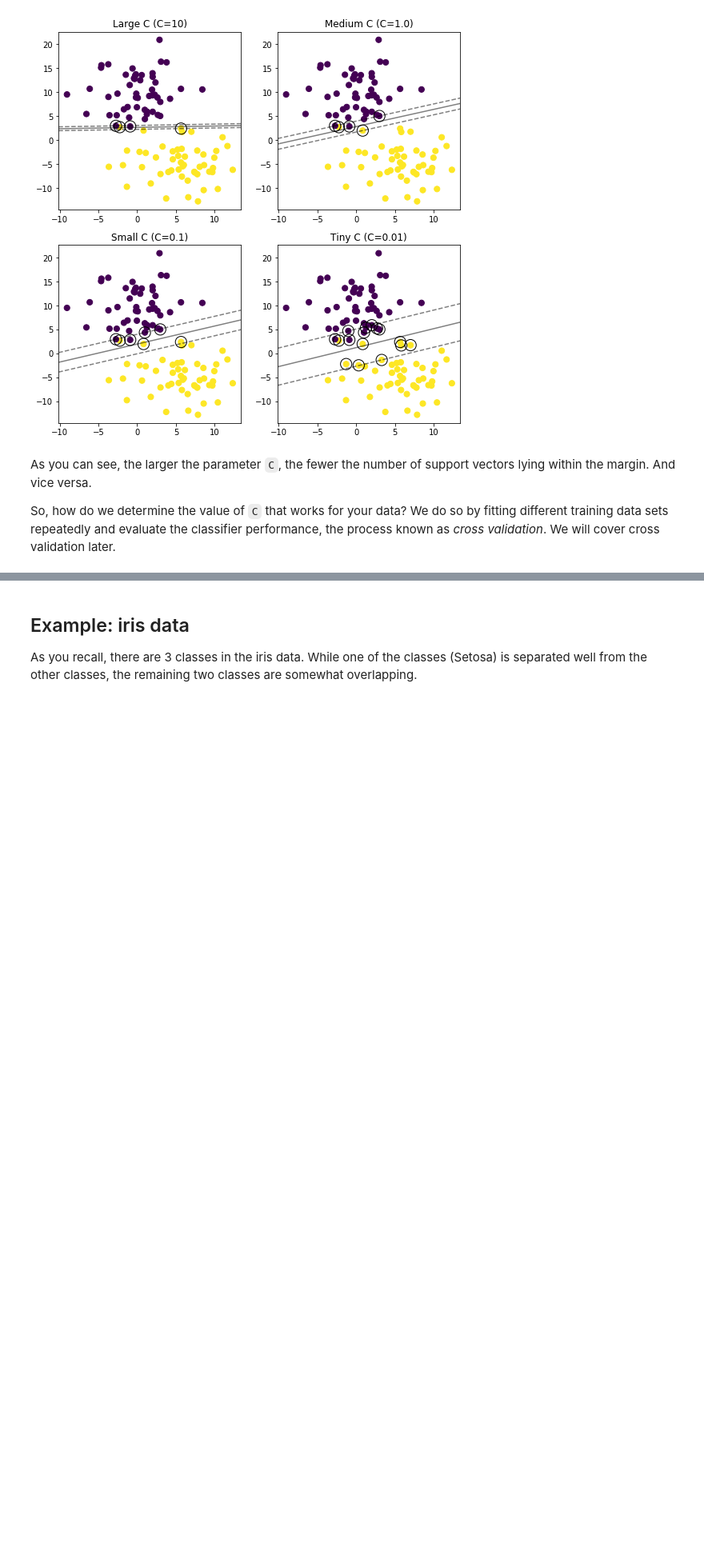
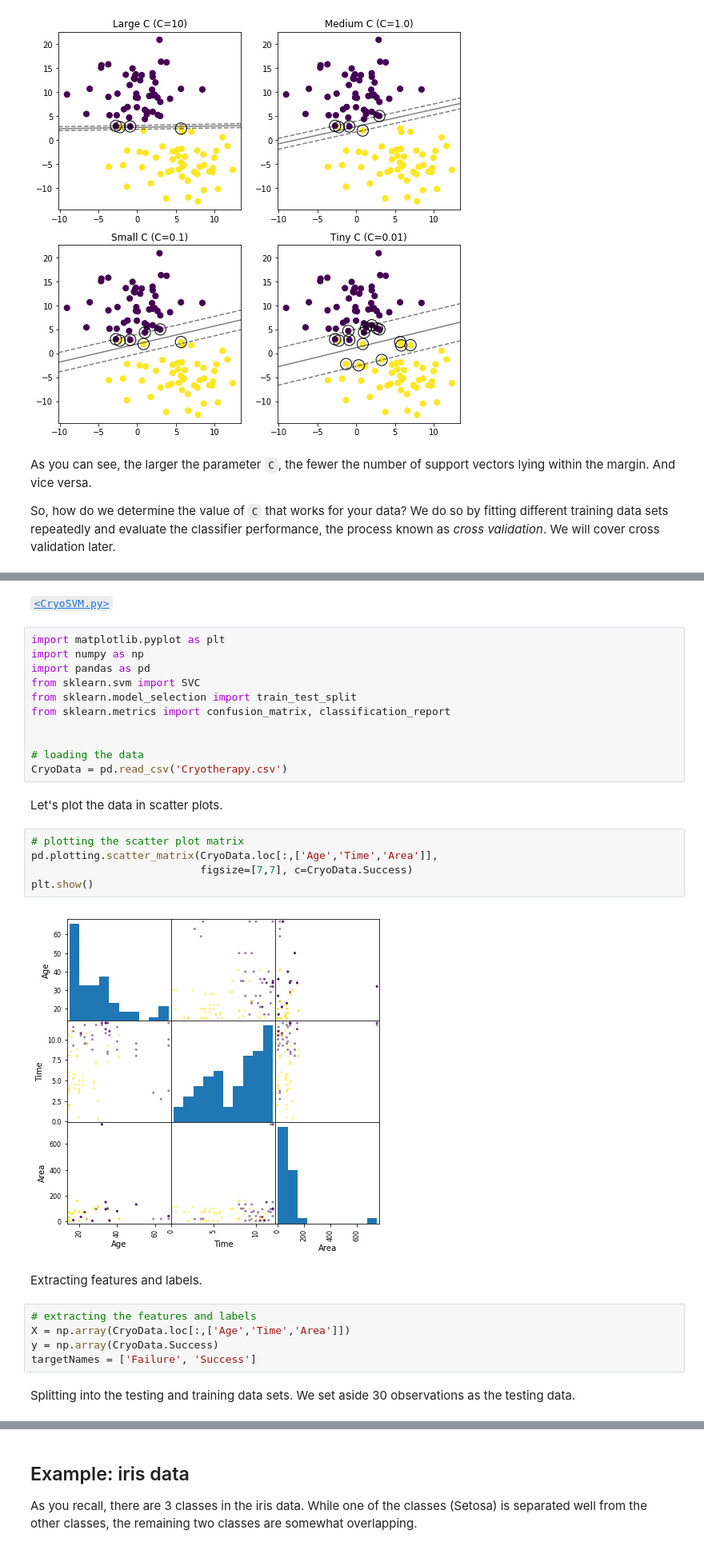
Before and after one commit to sathayas/JupyterPythonFall2019, a Jupyter notebook: Classification.ipynb, the cells around one changed output, grey strips where cells are left out. Shown: that part at 80% size. Drawn from its saved outputs; the diff is of its cells as text; blank space fills up the shorter version.

Commit message:
Classification note, all sections are done

```diff
--- a/Classification.ipynb
+++ b/Classification.ipynb
@@ -604,0 +693,31 @@ So, how do we determine the value of `C` that works for your data? We do so by f
+# %% [markdown]
+[`<CryoSVM.py>`](https://github.com/sathayas/PythonClassFall2019/blob/master/classExamples/CryoSVM.py)
+# %%
+import matplotlib.pyplot as plt
+import numpy as np
+import pandas as pd
+from sklearn.svm import SVC
+from sklearn.model_selection import train_test_split
+from sklearn.metrics import confusion_matrix, classification_report
+
+
+# loading the data
+CryoData = pd.read_csv('Cryotherapy.csv')
+# %% [markdown]
+Let's plot the data in scatter plots.
+# %%
+# plotting the scatter plot matrix
+pd.plotting.scatter_matrix(CryoData.loc[:,['Age','Time','Area']],
+                           figsize=[7,7], c=CryoData.Success)
+plt.show()
+# %% [output]
+[figure, added]
+# %% [markdown]
+Extracting features and labels.
+# %%
+# extracting the features and labels
+X = np.array(CryoData.loc[:,['Age','Time','Area']])
+y = np.array(CryoData.Success)
+targetNames = ['Failure', 'Success']
+# %% [markdown]
+Splitting into the testing and training data sets. We set aside 30 observations as the testing data.
```
Also changed, not shown: parts of 72 cells of this notebook.
